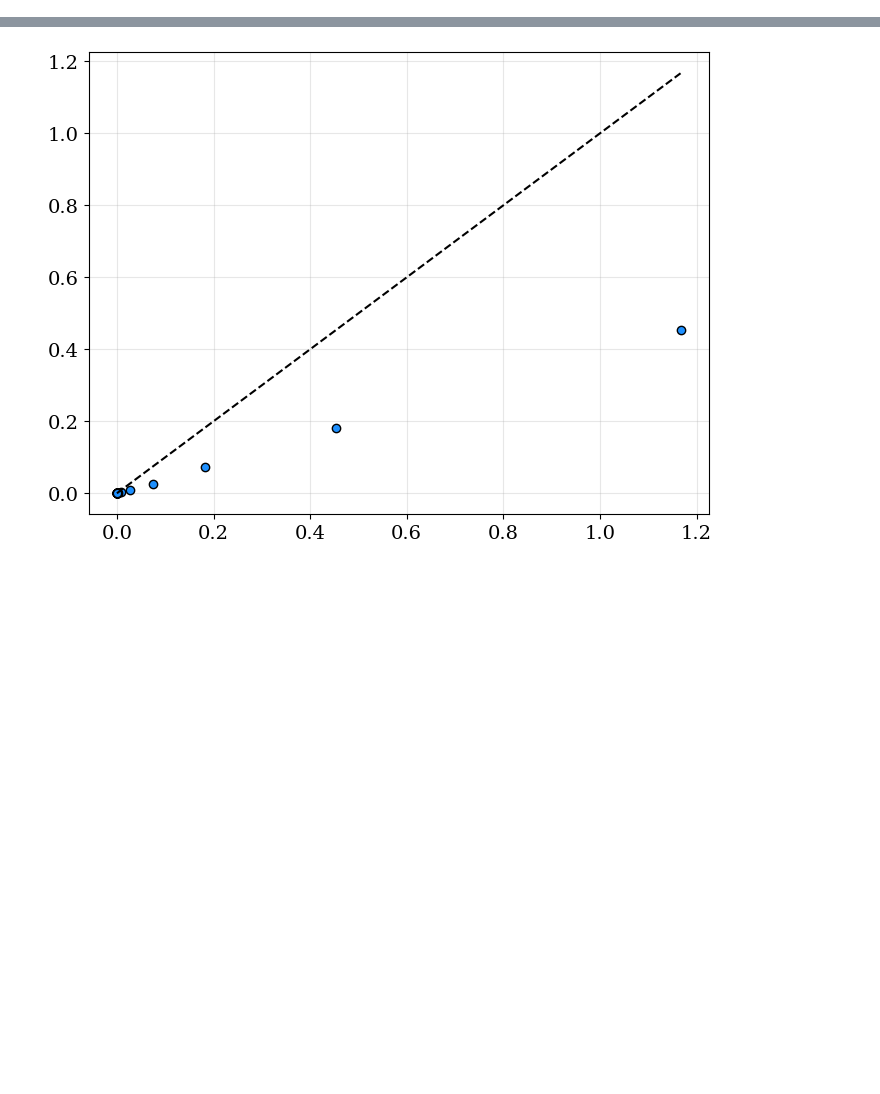
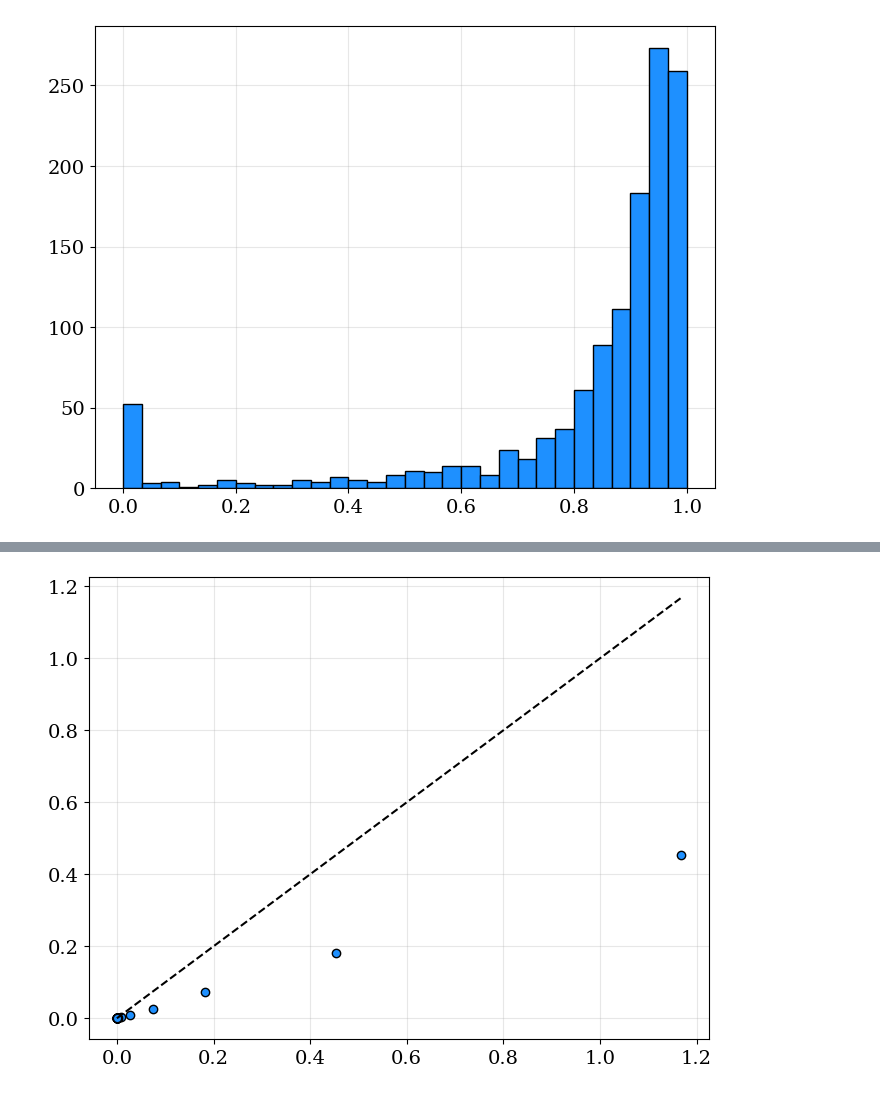
Before and after one commit to charlesaugdupont/poverty-trap, a Jupyter notebook: Network.ipynb, the cells around one changed output, grey strips where cells are left out. Saved outputs shown, nothing was run; the diff lists cells and outputs as text; code cells hidden in the pictures; blank space fills up the shorter version.

```diff
--- a/Network.ipynb
+++ b/Network.ipynb
@@ -59,6 +58,6 @@ plt.show()
 # %%
 for i in range(W.shape[1]):
-    plt.plot(W[:30,i])
+    plt.plot(W[:,i])
 
 plt.show()
 # %% [output]
@@ -65,0 +85,5 @@ plt.show()
+# %%
+plt.hist([P[i][-1][-1] for i in range(N)], bins=30, color="dodgerblue", edgecolor='k')
+plt.show()
+# %% [output]
+[figure, added]
```
Also changed, not shown: parts of 7 cells of this notebook, 1 other file.
